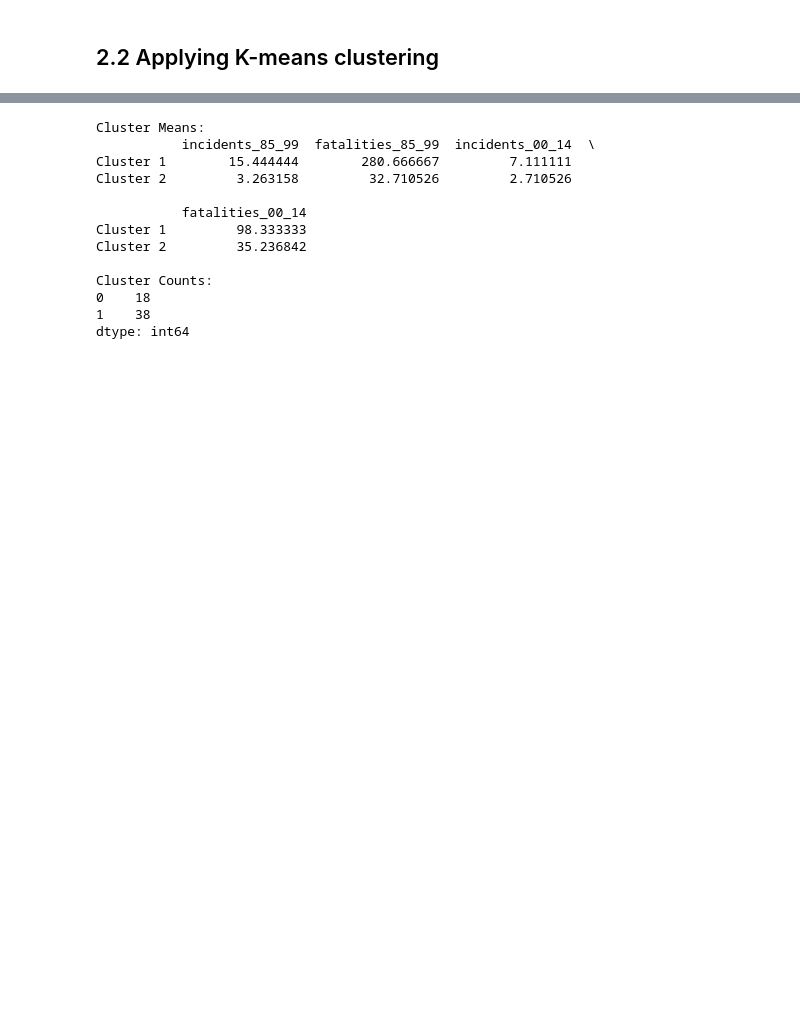
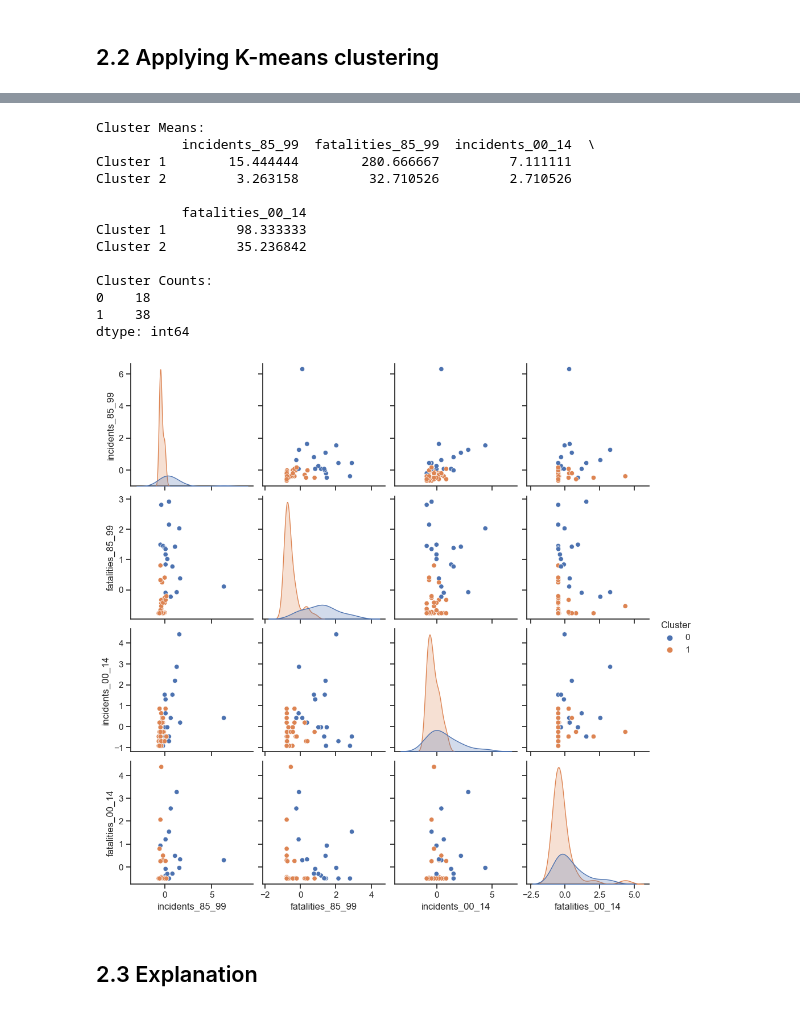
Before and after one commit to Bsubs/CITS5508_Machine_Learning, a Jupyter notebook: assignment3/assignment3.ipynb, the cells around one changed output, grey strips where cells are left out. Saved outputs shown, nothing was run; the diff lists cells and outputs as text; code cells hidden in the pictures; blank space fills up the shorter version.

```diff
--- a/assignment3/assignment3.ipynb
+++ b/assignment3/assignment3.ipynb
@@ -585,7 +598,7 @@ Where a is the mean distance to the other instances in the same cluster. A silho
 # %%
 # Perform K-means clustering
 kmeans = KMeans(n_clusters=2, random_state=5508)
-kmeans.fit(airline.drop('airline', axis=1))
+kmeans.fit(airline_scaled)
 
 # Get the cluster labels
 cluster_labels = kmeans.labels_
@@ -636,4 +618,6 @@ group2
 # %%
+import seaborn as sns
+
 # Step 2: Preprocess the Dataset
 selected_features = ['incidents_85_99', 'fatalities_85_99', 'incidents_00_14', 'fatalities_00_14']
 preprocessed_data = airline[selected_features].copy()
@@ -652,30 +636,45 @@ kmeans.fit(preprocessed_data)
 # Step 4: Interpret the Results
 cluster_labels = kmeans.labels_
 cluster_centers = scaler.inverse_transform(kmeans.cluster_centers_)
 
 # Calculate the mean values of features for each cluster
 cluster_means = pd.DataFrame(cluster_centers, columns=selected_features)
 cluster_means.index = ['Cluster 1', 'Cluster 2']
 
 # Print the cluster means
 print("Cluster Means:")
 print(cluster_means)
 
 # Count the number of airlines in each cluster
 cluster_counts = pd.Series(cluster_labels).value_counts().sort_index()
 print("\nCluster Counts:")
 print(cluster_counts)
+
+# Step 4: Visualize the Clusters
+cluster_labels = kmeans.labels_
+
+# Add cluster labels to the preprocessed data
+preprocessed_data_with_clusters = pd.DataFrame(preprocessed_data, columns=selected_features)
+preprocessed_data_with_clusters['Cluster'] = cluster_labels
+
+# Visualize each feature against each other feature
+sns.set(style="ticks")
+sns.pairplot(preprocessed_data_with_clusters, hue="Cluster")
+plt.show()
 # %% [output]
 Cluster Means:
            incidents_85_99  fatalities_85_99  incidents_00_14  \
 Cluster 1        15.444444        280.666667         7.111111
 Cluster 2         3.263158         32.710526         2.710526
 
            fatalities_00_14
 Cluster 1         98.333333
 Cluster 2         35.236842
 
 Cluster Counts:
 0    18
 1    38
 dtype: int64
+[figure, added]
+# %% [markdown]
+## 2.3 Explanation
```
Also changed, not shown: parts of 15 cells of this notebook, 1 other file.
